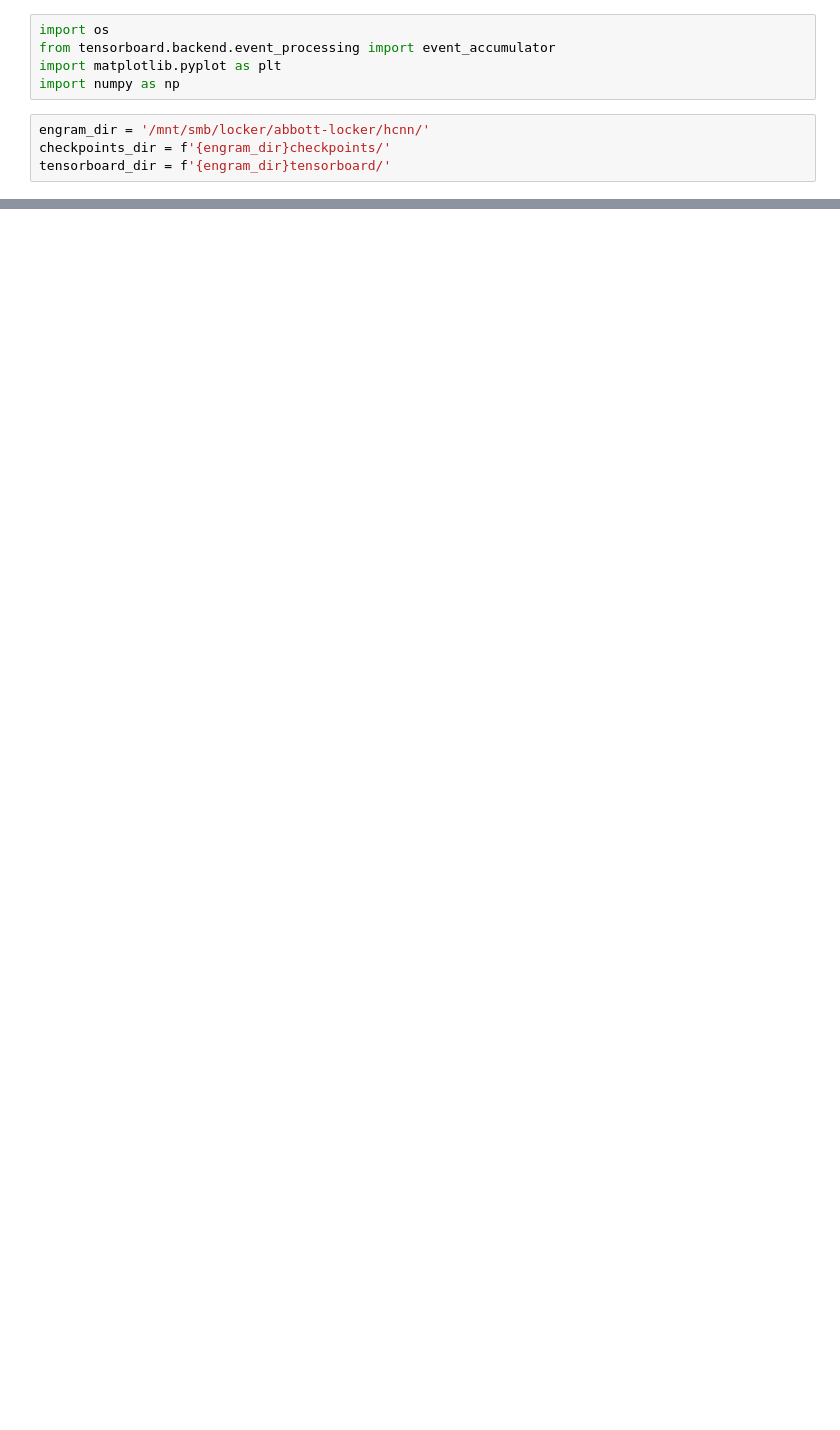
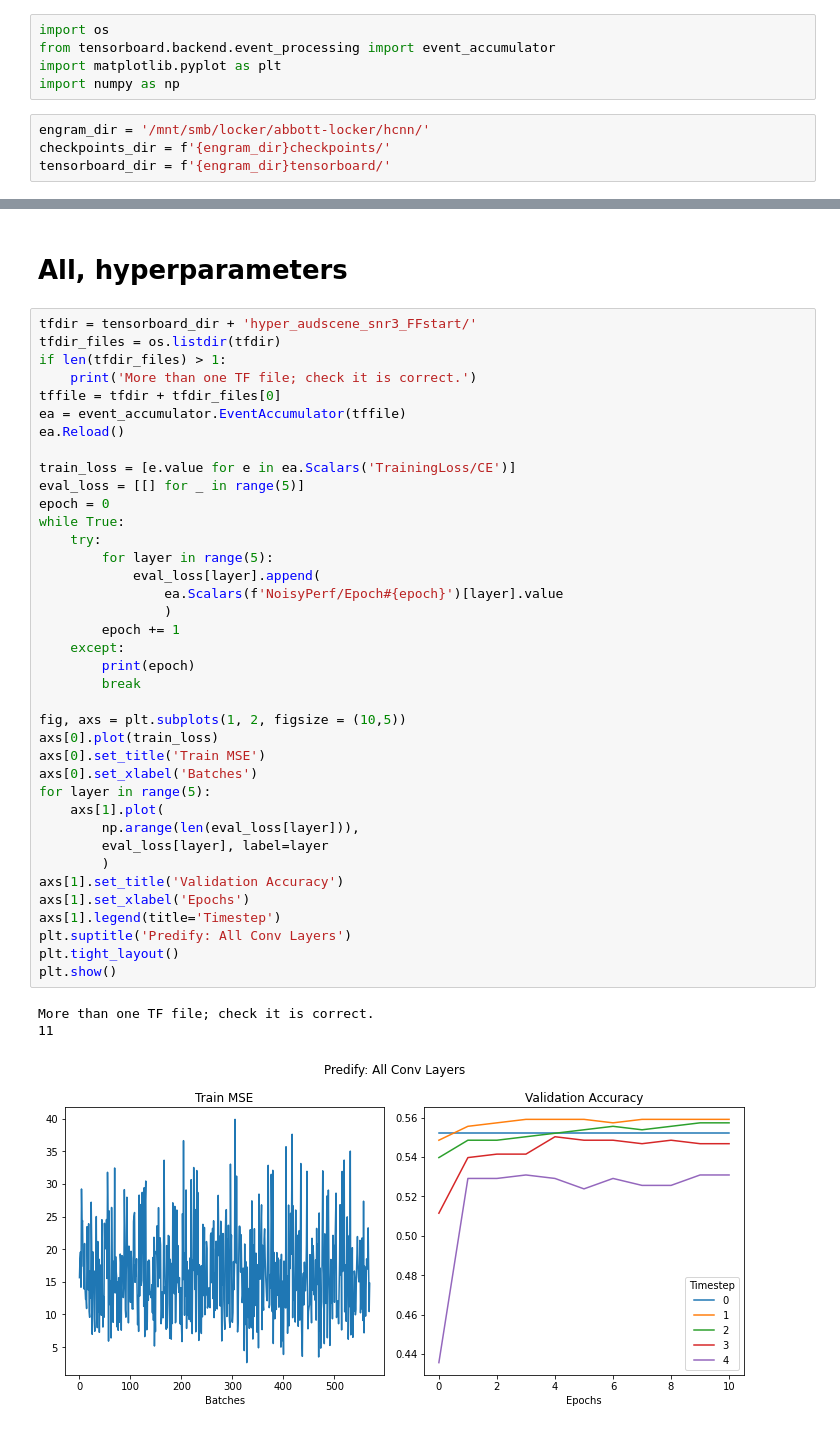
Before and after one commit to chingf/hallucnn, a Jupyter notebook: src/models/04-monitor-training-tfevents.ipynb, the cells around one changed output, grey strips where cells are left out. Saved outputs shown, nothing was run; the diff lists cells and outputs as text; blank space fills up the shorter version.

Commit message:
Add script to optimize hyperparameters

```diff
--- a/src/models/04-monitor-training-tfevents.ipynb
+++ b/src/models/04-monitor-training-tfevents.ipynb
@@ -42,0 +43,44 @@ NameError: name 'plt' is not defined
+# %% [markdown]
+# All, hyperparameters
+# %%
+tfdir = tensorboard_dir + 'hyper_audscene_snr3_FFstart/'
+tfdir_files = os.listdir(tfdir)
+if len(tfdir_files) > 1:
+    print('More than one TF file; check it is correct.')
+tffile = tfdir + tfdir_files[0]
+ea = event_accumulator.EventAccumulator(tffile)
+ea.Reload()
+
+train_loss = [e.value for e in ea.Scalars('TrainingLoss/CE')]
+eval_loss = [[] for _ in range(5)]
+epoch = 0
+while True:
+    try:
+        for layer in range(5):
+            eval_loss[layer].append(
+                ea.Scalars(f'NoisyPerf/Epoch#{epoch}')[layer].value
+                )
+        epoch += 1
+    except:
+        print(epoch)
+        break
+
+fig, axs = plt.subplots(1, 2, figsize = (10,5))
+axs[0].plot(train_loss)
+axs[0].set_title('Train MSE')
+axs[0].set_xlabel('Batches')
+for layer in range(5):
+    axs[1].plot(
+        np.arange(len(eval_loss[layer])),
+        eval_loss[layer], label=layer
+        )
+axs[1].set_title('Validation Accuracy')
+axs[1].set_xlabel('Epochs')
+axs[1].legend(title='Timestep')
+plt.suptitle('Predify: All Conv Layers')
+plt.tight_layout()
+plt.show()
+# %% [output]
+More than one TF file; check it is correct.
+11
+[figure, added]
```
Also changed, not shown: parts of 3 cells of this notebook, 12 other files.
